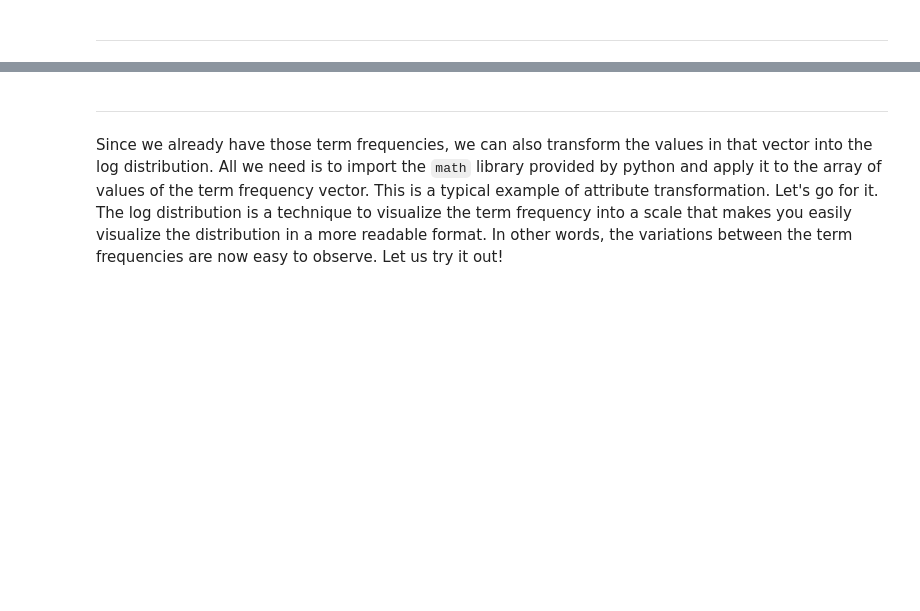
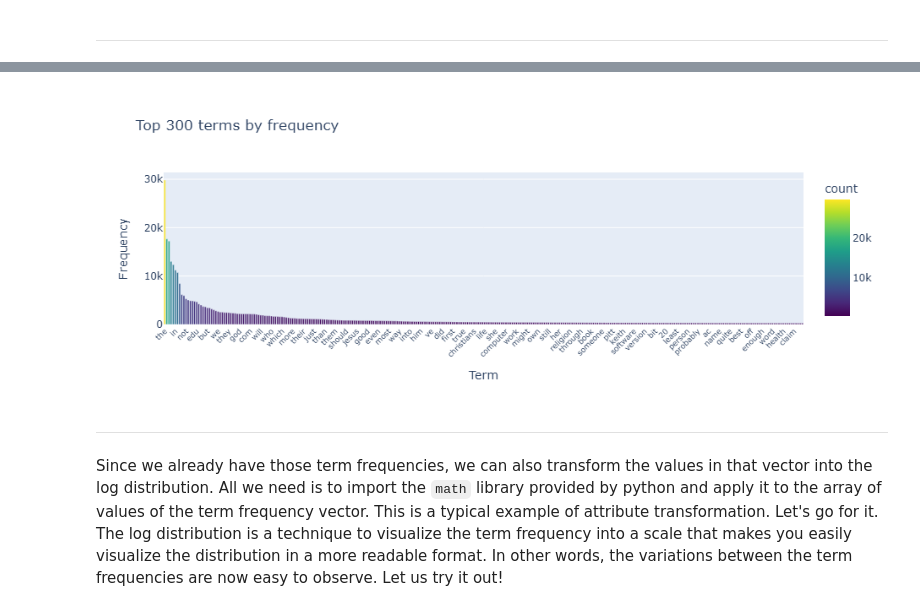
Before and after one commit to Weichan-Chen/DM2025-Lab1-Exercise, a Jupyter notebook: DM2025-Lab1-Master.ipynb, the cells around one changed output, grey strips where cells are left out. Saved outputs shown, nothing was run; the diff lists cells and outputs as text; code cells hidden in the pictures; blank space fills up the shorter version.

```diff
--- a/DM2025-Lab1-Master.ipynb
+++ b/DM2025-Lab1-Master.ipynb
@@ -1120,3 +1261,46 @@ Additionally, you can attempt to sort the terms on the `x-axis` by frequency ins
+# %%
+# Answer here
+# pip install plotly   # 若未安裝請先執行
+import numpy as np
+import pandas as pd
+import plotly.express as px
+
+# ----- 參數 -----
+top_k = 300        # 你可以改成 50 或 100 以提高可讀性
+use_log = False    # 若想用 log scale 將 True 改成 True
+# -----------------
+
+# 計算詞頻（照你原來的變數命名）
+term_frequencies = np.asarray(X_counts.sum(axis=0))[0]   # shape: (n_terms,)
+terms = count_vect.get_feature_names_out()
+
+# 建 DataFrame 並排序（由大到小）
+df_terms = pd.DataFrame({"term": terms, "count": term_frequencies})
+df_terms = df_terms.sort_values("count", ascending=False).reset_index(drop=True)
+
+# 只取 top_k
+df_plot = df_terms.iloc[:top_k].copy()
+df_plot["rank"] = df_plot.index + 1
+df_plot["pct"] = df_plot["count"] / df_plot["count"].sum() * 100  # 百分比
+
+# Plotly 直條圖（互動）
+fig = px.bar(df_plot,
+             x="term", y="count",
+             color="count",     # 以 count 決定顏色深淺
+             color_continuous_scale="Viridis",
+             hover_data={"count":True, "pct":":.2f", "rank":True},
+             labels={"count":"Frequency", "term":"Term"},
+             title=f"Top {top_k} terms by frequency")
+
+# 可選：用 log scale（若頻率長尾太明顯）
+if use_log:
+    fig.update_yaxes(type="log")
+
+# 美化 x-label 顯示（太多時建議改水平圖）
+fig.update_layout(xaxis_tickangle=-45, xaxis_tickfont_size=9, coloraxis_colorbar=dict(title="count"))
+fig.show()
+# %% [output]
+[figure, added]
 # %% [markdown]
 ---
 # %% [markdown]
```
Also changed, not shown: parts of 18 cells of this notebook, 1 other file.
